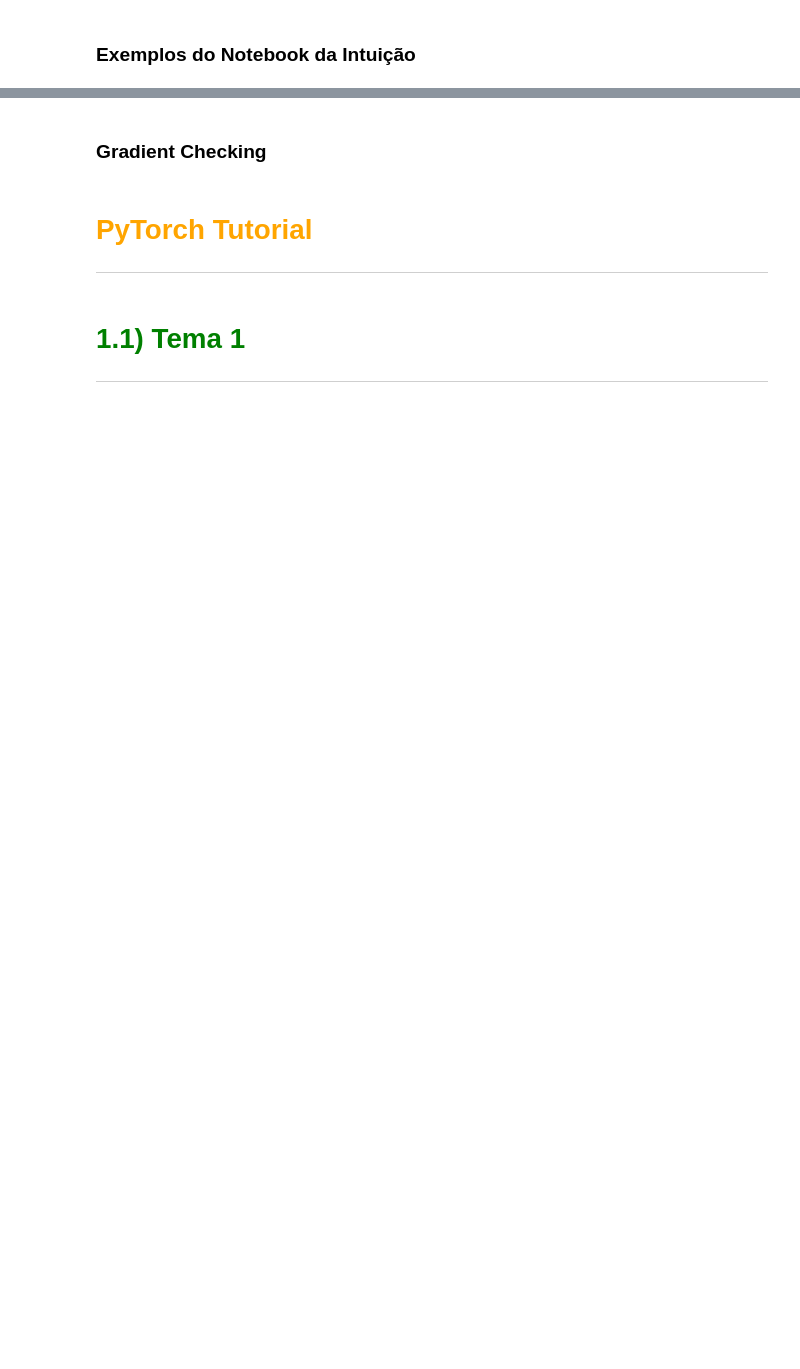
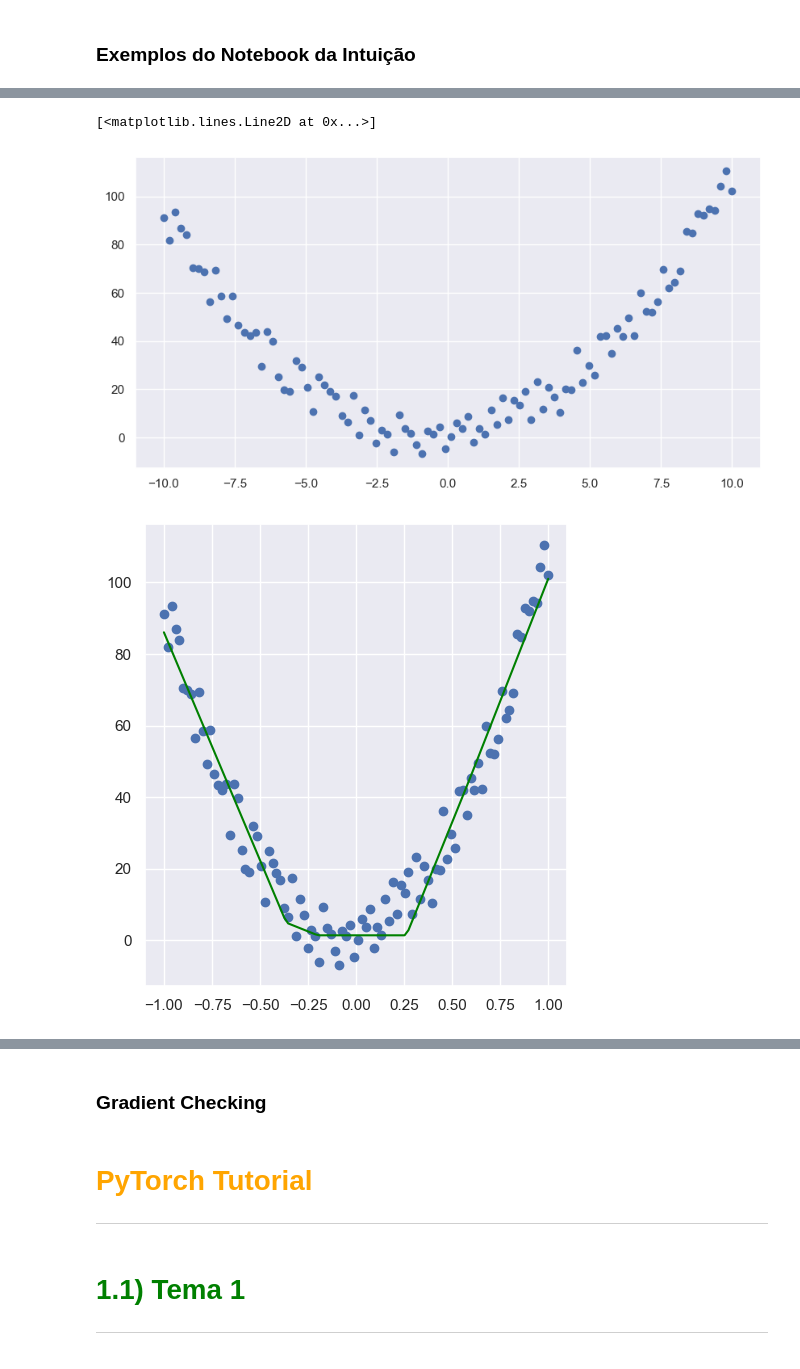
Before and after one commit to leonardovargas10/Pesquisa_Aplicada_Modelagem, a Jupyter notebook: Deep_Learning/01_Deep_Learning.ipynb, the cells around one changed output, grey strips where cells are left out. Cells and saved outputs as stored; diff of their text form; code cells hidden in the pictures; blank space fills up the shorter version.

```diff
--- a/Deep_Learning/01_Deep_Learning.ipynb
+++ b/Deep_Learning/01_Deep_Learning.ipynb
@@ -1393,0 +1593,24 @@ b3 = np.ones((1,3))
+# %%
+x, y = make_square(n_samples=100, x_min=-10, x_max=10, a=1, b=1, c=1, noise=10)
+
+print(x.shape, y.shape)
+plt.scatter(x, y)
+
+minmax = MinMaxScaler(feature_range=(-1, 1))
+x = minmax.fit_transform(x.astype(np.float64))
+
+print(x.min(axis=0), x.max(axis=0))
+
+input_dim, output_dim = x.shape[1], y.shape[1]
+
+nn = NeuralNetwork(cost_func = mse, learning_rate = 0.001)
+nn.layers.append(Layer(input_dim = input_dim, output_dim = 4, activation = relu))
+nn.layers.append(Layer(input_dim = 4, output_dim = 4, activation = relu))
+nn.layers.append(Layer(input_dim = 4, output_dim = output_dim, activation = linear))
+nn.fit(x, y, epochs = 1000, verbose = 100)
+
+plt.figure(figsize=(12, 6))
+plt.subplot(1, 2, 1)
+plt.scatter(x, y)
+plt.plot(x, nn.predict(x), c='green')
+# %% [output]
@@ -1393,0 +1630,3 @@ b3 = np.ones((1,3))
+[<matplotlib.lines.Line2D at 0x...>]
+[figure, added]
+[figure, added]
```
Also changed, not shown: parts of 41 cells of this notebook.
